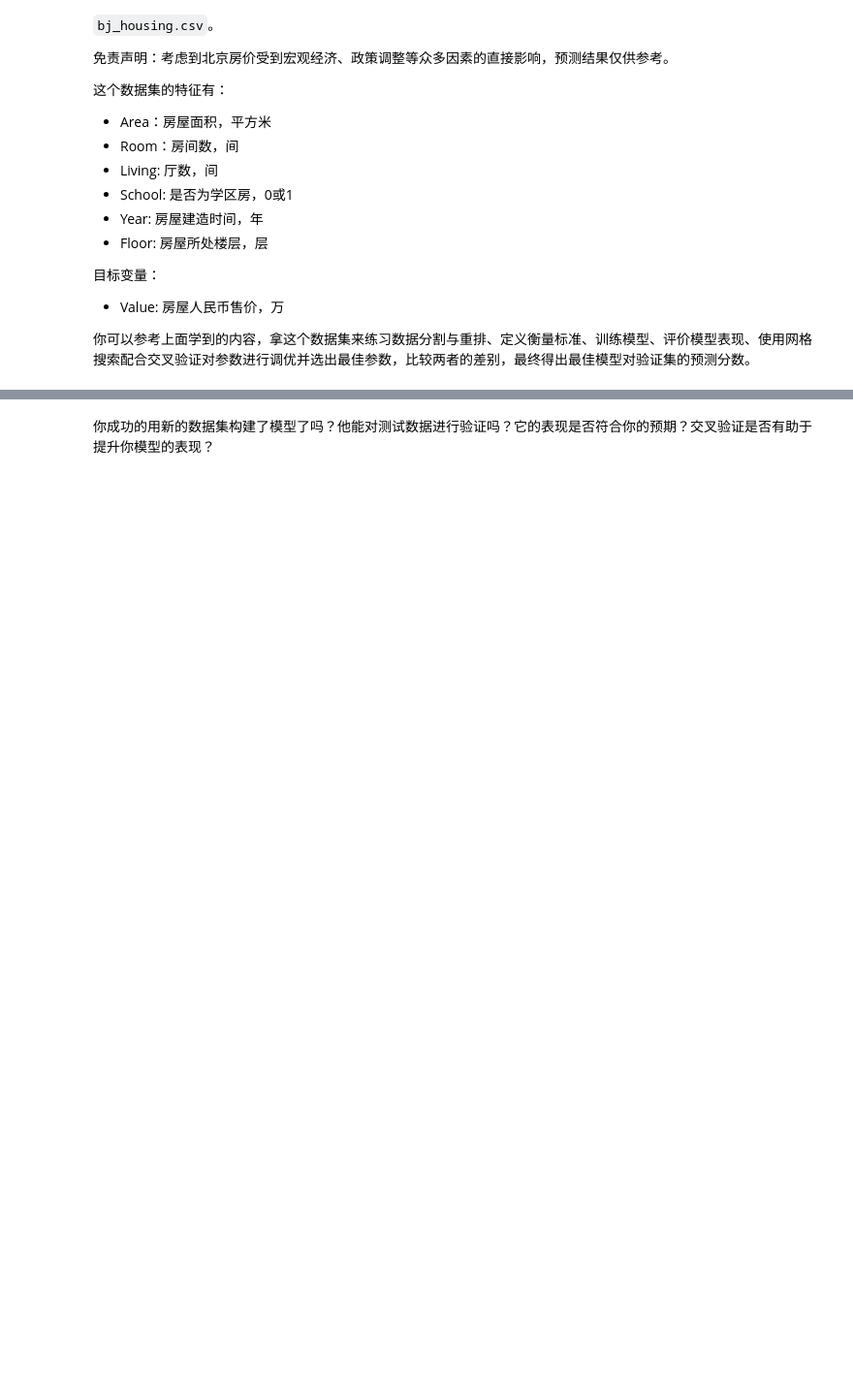
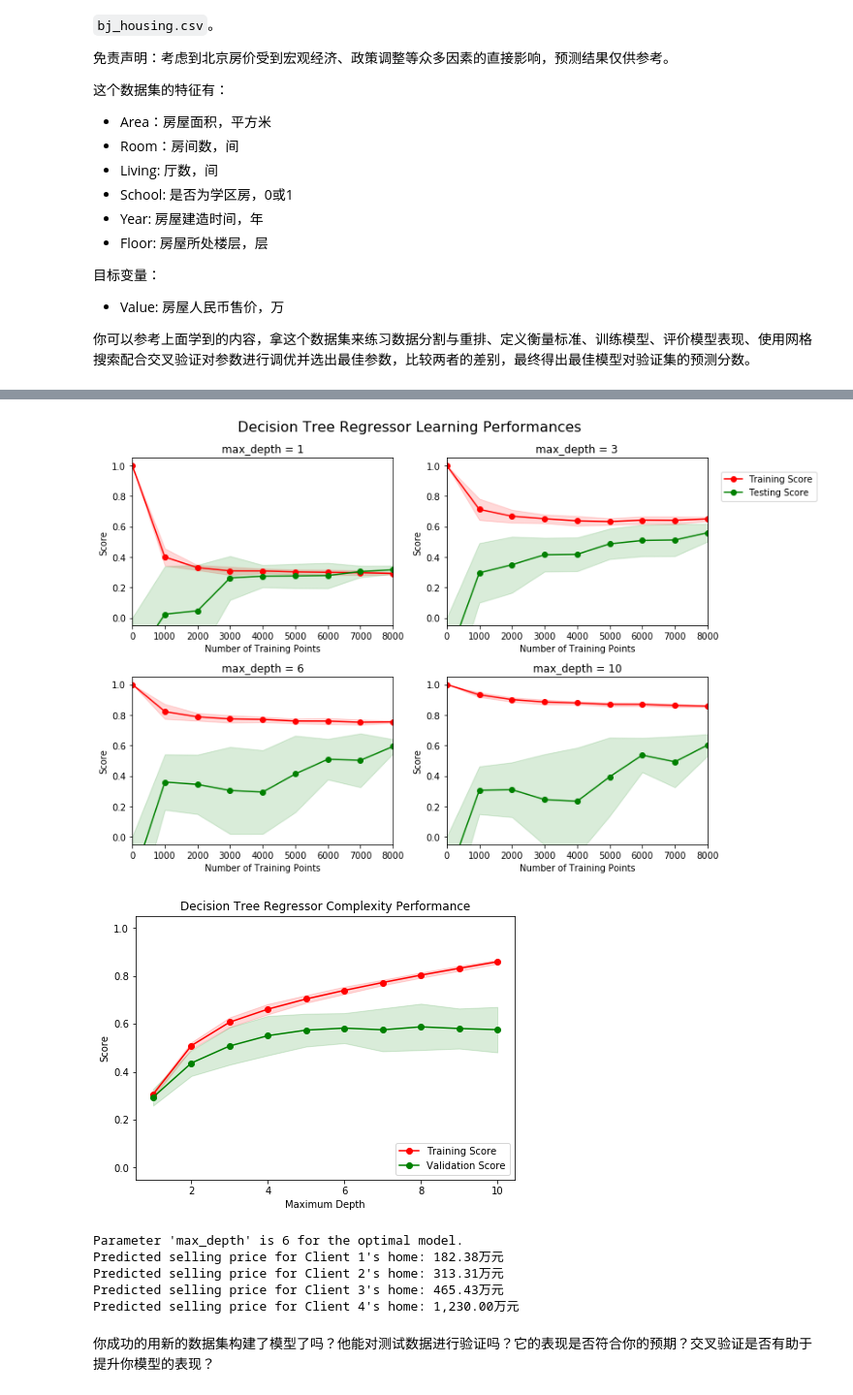
Before and after one commit to yaonphy/boston_housing, a Jupyter notebook: boston_housing.ipynb, the cells around one changed output, grey strips where cells are left out. Shown at 97% size. Cells and saved outputs as stored; diff of their text form; code cells hidden in the pictures; blank space fills up the shorter version.

Commit message:
complete BeijingHousing predict

```diff
--- a/boston_housing.ipynb
+++ b/boston_housing.ipynb
@@ -299,7 +299,7 @@ def fit_model(X, y):
         decision tree regressor trained on the input data [X, y]. """
 
     # Create cross-validation sets from the training data
-    cv_sets = ShuffleSplit(X.shape[0], n_iter = 10, test_size = 0.20, random_state = 0)
+    cv_sets = cross_validation.ShuffleSplit(X.shape[0], n_iter = 10, test_size = 0.20, random_state = 0)
     #cross_validation.ShuffleSplit(4, n_iter=3,train_size=0.5, test_size=.25, random_state=0)
 
     # TODO: Create a decision tree regressor object
@@ -428,0 +427,70 @@ Range in prices: $73,357.39
+# %%
+import numpy as np
+import pandas as pd
+import visuals as vs # Supplementary code
+from sklearn.model_selection import ShuffleSplit
+from sklearn.metrics import r2_score
+from sklearn.cross_validation import train_test_split
+from sklearn.tree import DecisionTreeRegressor
+from sklearn.metrics import make_scorer
+from sklearn.model_selection import GridSearchCV
+from sklearn import cross_validation
+
+# Pretty display for notebooks
+# 让结果在notebook中显示
+%matplotlib inline
+
+# Load the Boston housing dataset
+# 载入北京房屋的数据集
+data = pd.read_csv('bj_housing.csv')
+print data
+prices = data['Value']
+features = data.drop('Value', axis = 1)
+print "Beijing housing dataset has {} data points with {} variables each.".format(*data.shape)
+
+vs.ModelLearning(features, prices)
+
+def performance_metric(y_true, y_predict):
+    score = r2_score(y_true, y_predict)
+    return score
+
+X_train, X_test, y_train, y_test = train_test_split(features, prices, test_size=0.2, random_state=43)
+
+vs.ModelComplexity(X_train, y_train)
+
+
+def fit_model(X, y):
+
+    # Create cross-validation sets from the training data
+    cv_sets = cross_validation.ShuffleSplit(X.shape[0],n_iter = 10,test_size = 0.20, random_state = 0)
+    #cross_validation.ShuffleSplit(4, n_iter=3,train_size=0.5, test_size=.25, random_state=0)
+
+    # TODO: Create a decision tree regressor object
+    regressor = DecisionTreeRegressor(random_state=0)
+
+    # TODO: Create a dictionary for the parameter 'max_depth' with a range from 1 to 10
+    params = {'max_depth':(1,2,3,4,5,6,7,8,9,10)}
+
+    # TODO: Transform 'performance_metric' into a scoring function using 'make_scorer'
+    scoring_fnc = make_scorer(performance_metric)
+
+    # TODO: Create the grid search object
+    grid = GridSearchCV(regressor, params,scoring_fnc,cv=cv_sets)
+
+    # Fit the grid search object to the data to compute the optimal model
+    grid = grid.fit(X, y)
+
+    # Return the optimal model after fitting the data
+    return grid.best_estimator_
+
+reg = fit_model(X_train, y_train)
+print "Parameter 'max_depth' is {} for the optimal model.".format(reg.get_params()['max_depth'])
+
+client_data = [[60, 1, 1,0,2006,6], # Client 1
+               [80, 2, 1,0,2005,18], # Client 2
+               [130, 3, 2,1,2000,8],
+               [200, 5, 3,0,2008,1]]  # Client 3
+
+for i, price in enumerate(reg.predict(client_data)):
+    print "Predicted selling price for Client {}'s home: {:,.2f}万元".format(i+1, price)
+# %% [output]
@@ -429,3 +514,10 @@ Range in prices: $73,357.39
+[figure, added]
+[figure, added]
+Parameter 'max_depth' is 6 for the optimal model.
+Predicted selling price for Client 1's home: 182.38万元
+Predicted selling price for Client 2's home: 313.31万元
+Predicted selling price for Client 3's home: 465.43万元
+Predicted selling price for Client 4's home: 1,230.00万元
 # %% [markdown]
 你成功的用新的数据集构建了模型了吗？他能对测试数据进行验证吗？它的表现是否符合你的预期？交叉验证是否有助于提升你模型的表现？
 # %% [markdown]
```
Also changed, not shown: parts of 5 cells of this notebook.
